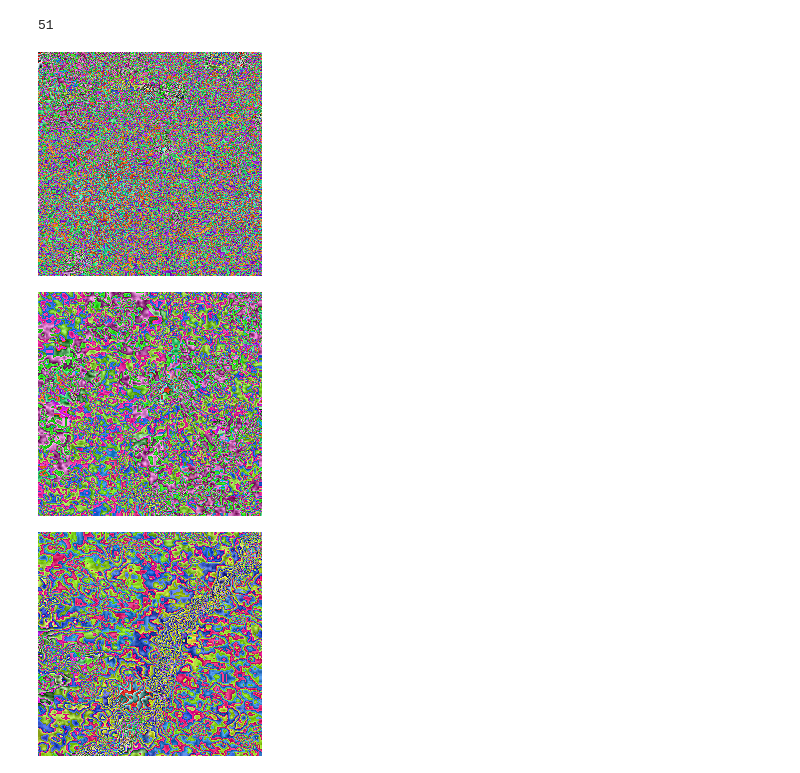
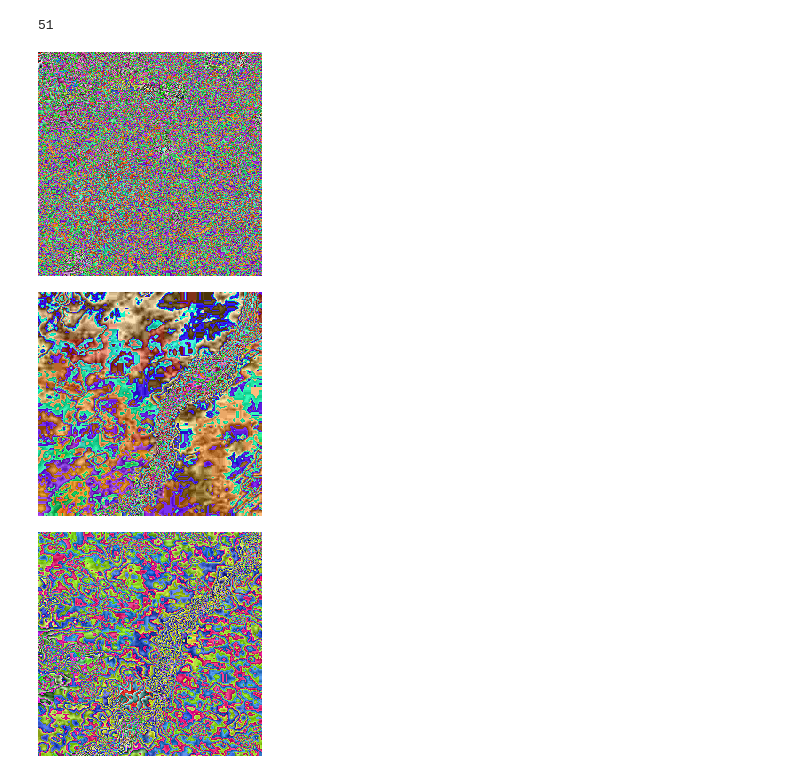
Before and after one commit to chandrasgd/Coursera-IBM-Capstone-project, a Jupyter notebook: PyTorch-Pretrained model with ResNet18.ipynb, the cells around one changed output. Saved outputs shown, nothing was run; the diff lists cells and outputs as text; code cells hidden in the pictures.

```diff
--- a/PyTorch-Pretrained model with ResNet18.ipynb
+++ b/PyTorch-Pretrained model with ResNet18.ipynb
@@ -379,15 +379,15 @@ def show(sample, transform):
 # %%
 # define a transform to convert a tensor to PIL image
 transform = transforms.ToPILImage()
 
 sample1=samplemissed[21]
-sample2=validation_dataset[2221][0]
+sample2=validation_dataset[222][0]
 
 show(sample1, transform)
 show(sample2, transform)
 # %% [output]
 [figure]
-[figure, old version]
+[figure, new version]
 # %%
 for sample  in samplemissed[0:4]:
     show(sample, transform)
```
Also changed, not shown: parts of 4 cells of this notebook.
